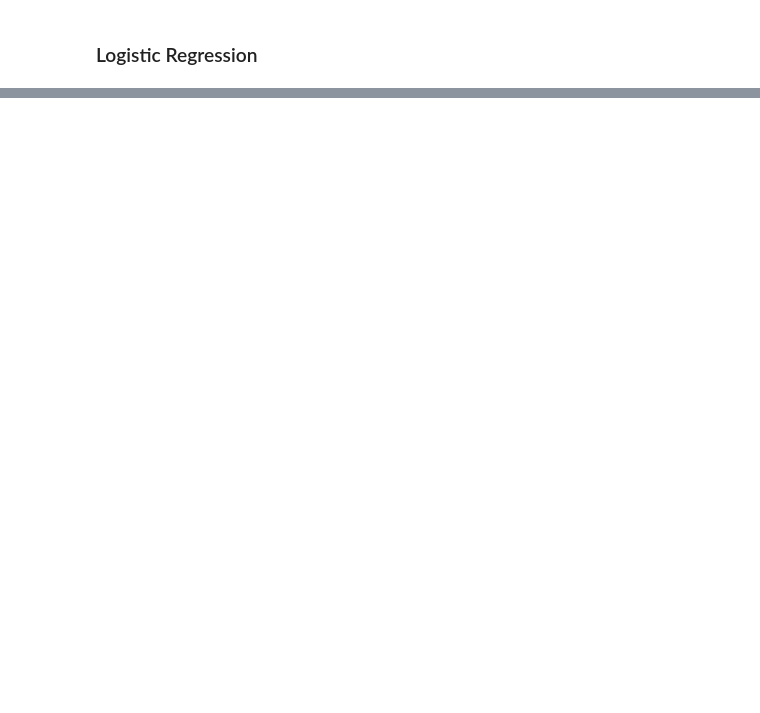
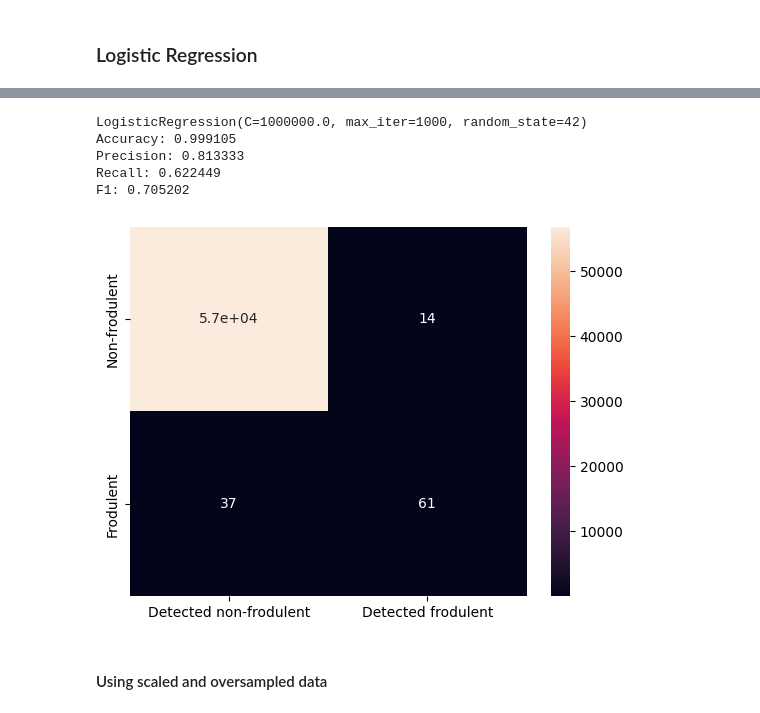
Before and after one commit to k-kalita/credit-card-fraud-detection, a Jupyter notebook: credit_card_fraud_detection.ipynb, the cells around one changed output, grey strips where cells are left out. Cells and saved outputs as stored; diff of their text form; code cells hidden in the pictures; blank space fills up the shorter version.

```diff
--- a/credit_card_fraud_detection.ipynb
+++ b/credit_card_fraud_detection.ipynb
@@ -194,0 +221,16 @@ Accuracy: 0.9914631525754598
+# %%
+_lrm_tuned = LogisticRegression(penalty=_lrm_cv.best_params_['penalty'],
+                               C=_lrm_cv.best_params_['C'],
+                               random_state=42,
+                               max_iter=1000)
+
+present_model_scaled(_lrm_tuned)
+# %% [output]
+LogisticRegression(C=1000000.0, max_iter=1000, random_state=42)
+Accuracy: 0.999105
+Precision: 0.813333
+Recall: 0.622449
+F1: 0.705202
+[figure, added]
+# %% [markdown]
+#### Using scaled and oversampled data
```
Also changed, not shown: parts of 13 cells of this notebook.
